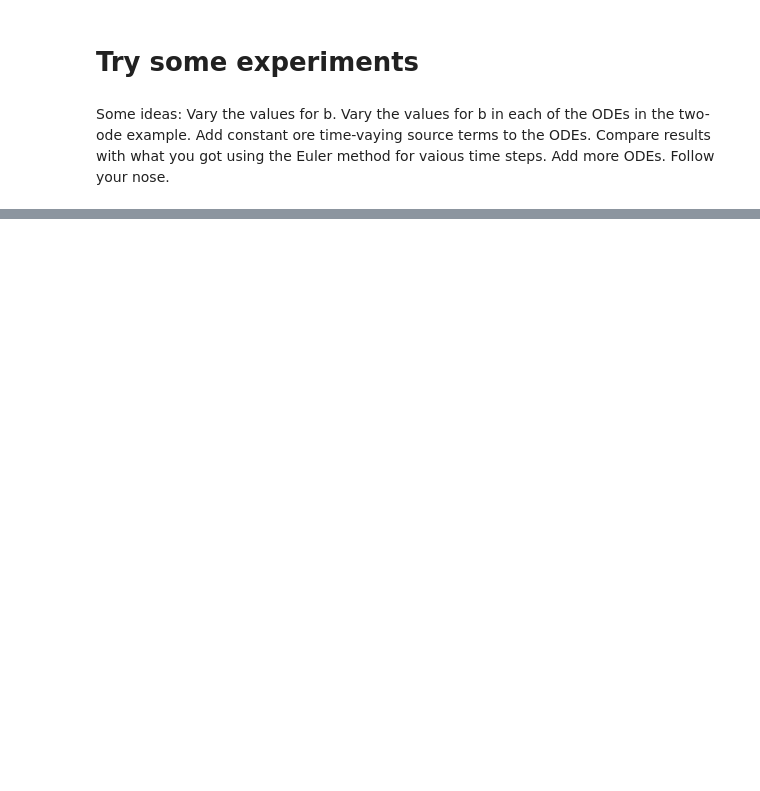
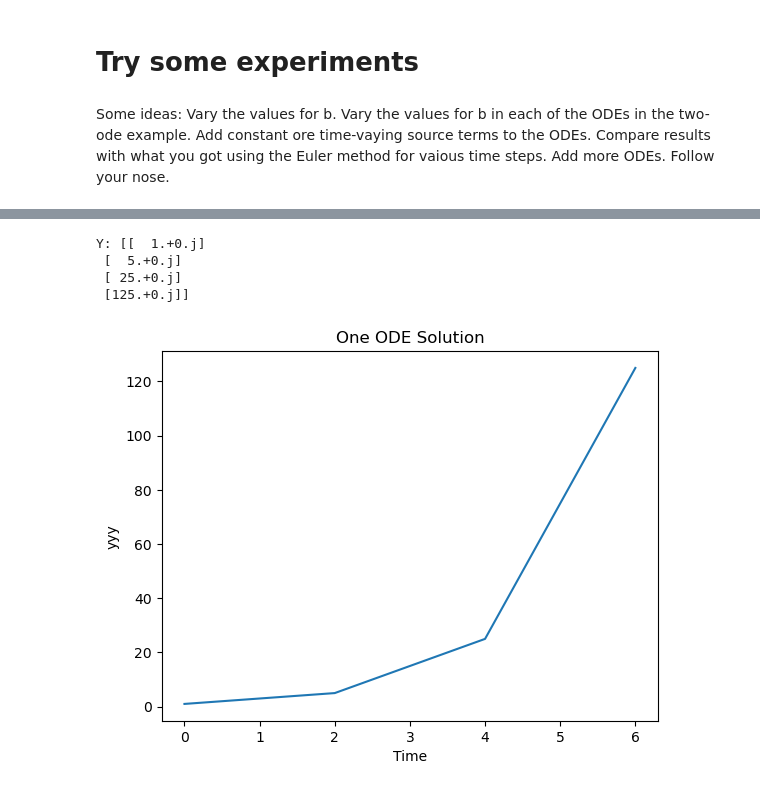
Before and after one commit to ejb1733/eosc453, a Jupyter notebook: assn0/odeRKexamplemain.ipynb, the cells around one changed output, grey strips where cells are left out. Saved outputs shown, nothing was run; the diff lists cells and outputs as text; code cells hidden in the pictures; blank space fills up the shorter version.

```diff
--- a/assn0/odeRKexamplemain.ipynb
+++ b/assn0/odeRKexamplemain.ipynb
@@ -208,0 +260,29 @@ plt.show()
+# %%
+KK = 2
+yyyy0 = np.array([1])
+nnnn = 3
+
+def OGode(t,y):
+    ydot = np.array([-KK * y[0]])
+    return ydot
+
+
+[tttt,yyyy] = rk4(fxy = OGode,
+           x0 =  0,
+           xf = 6,
+           y0 = yyyy0,
+           N = nnnn)
+# %% [output]
+Y: [[  1.+0.j]
+ [  5.+0.j]
+ [ 25.+0.j]
+ [125.+0.j]]
+# %%
+plt.plot(tttt,yyyy)
+plt.xlabel('Time')
+plt.ylabel('yyy')
+plt.title('One ODE Solution')
+
+plt.show()
+# %% [output]
+[figure, added]
```
Also changed, not shown: parts of 10 cells of this notebook, 7 other files.
